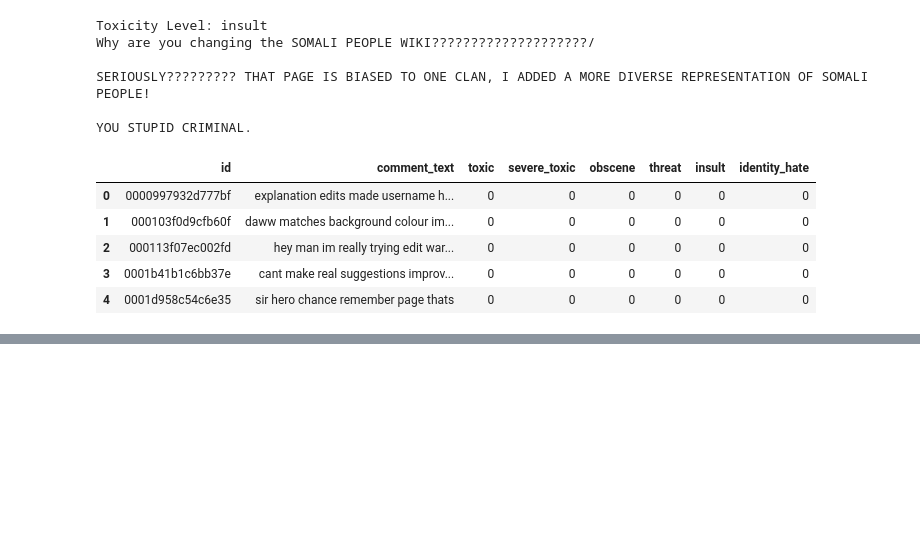
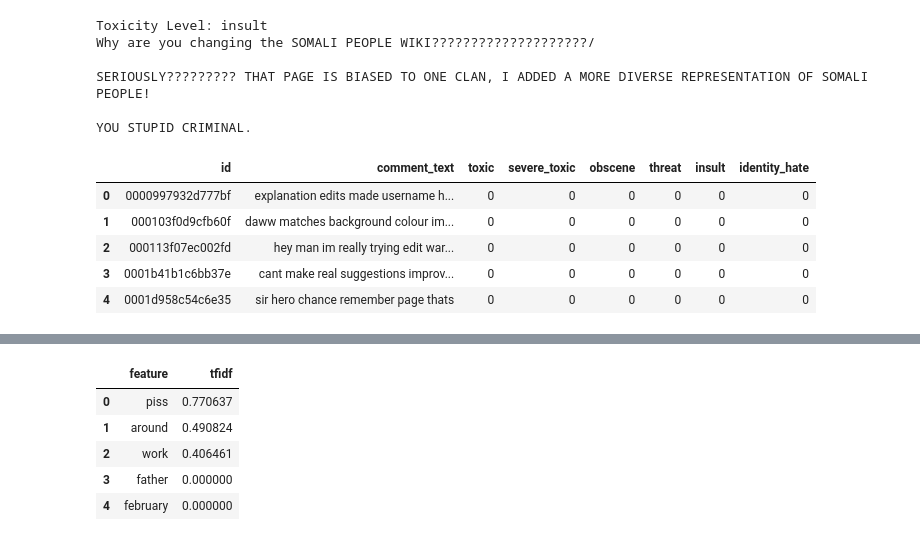
Before and after one commit to vipul-shinde/toxic-comment-classification, a Jupyter notebook: notebooks/01-eda-and-data-cleaning.ipynb, the cells around one changed output, grey strips where cells are left out. Cells and saved outputs as stored; diff of their text form; code cells hidden in the pictures; blank space fills up the shorter version.

```diff
--- a/notebooks/01-eda-and-data-cleaning.ipynb
+++ b/notebooks/01-eda-and-data-cleaning.ipynb
@@ -257,0 +293,5 @@ axarr[1,1].axis('off')
+# %%
+# Calculating the TF-IDF values for our text data corpus
+vectorizer = TfidfVectorizer(min_df=200, max_features=5000, ngram_range=(1, 1))
+X = vectorizer.fit_transform(corpus)
+X.shape
@@ -257,0 +316,25 @@ axarr[1,1].axis('off')
+# %%
+# Creating a variable to store all the feature names selected by TF-IDf
+features = vectorizer.get_feature_names()
+# %%
+def top_tfidf_feats(row, features, top_n=25):
+    ''' Get top n tfidf values in row and return them with their corresponding feature names.'''
+    topn_ids = np.argsort(row)[::-1][:top_n]
+    top_feats = [(features[i], row[i]) for i in topn_ids]
+    df = pd.DataFrame(top_feats)
+    df.columns = ['feature', 'tfidf']
+    return df
+
+def top_feats_in_doc(Xtr, features, row_id, top_n=25):
+    ''' Top tfidf features in specific document (matrix row) '''
+    row = np.squeeze(Xtr[row_id].toarray())
+    return top_tfidf_feats(row, features, top_n)
+# %%
+top_feats_in_doc(X, features=features, row_id = 6, top_n=5)
+# %% [output]
+|  | feature | tfidf |
+| 0 | piss | 0.770637 |
+| 1 | around | 0.490824 |
+| 2 | work | 0.406461 |
+| 3 | father | 0.000000 |
+| 4 | february | 0.000000 |
```
Also changed, not shown: parts of 11 cells of this notebook.
